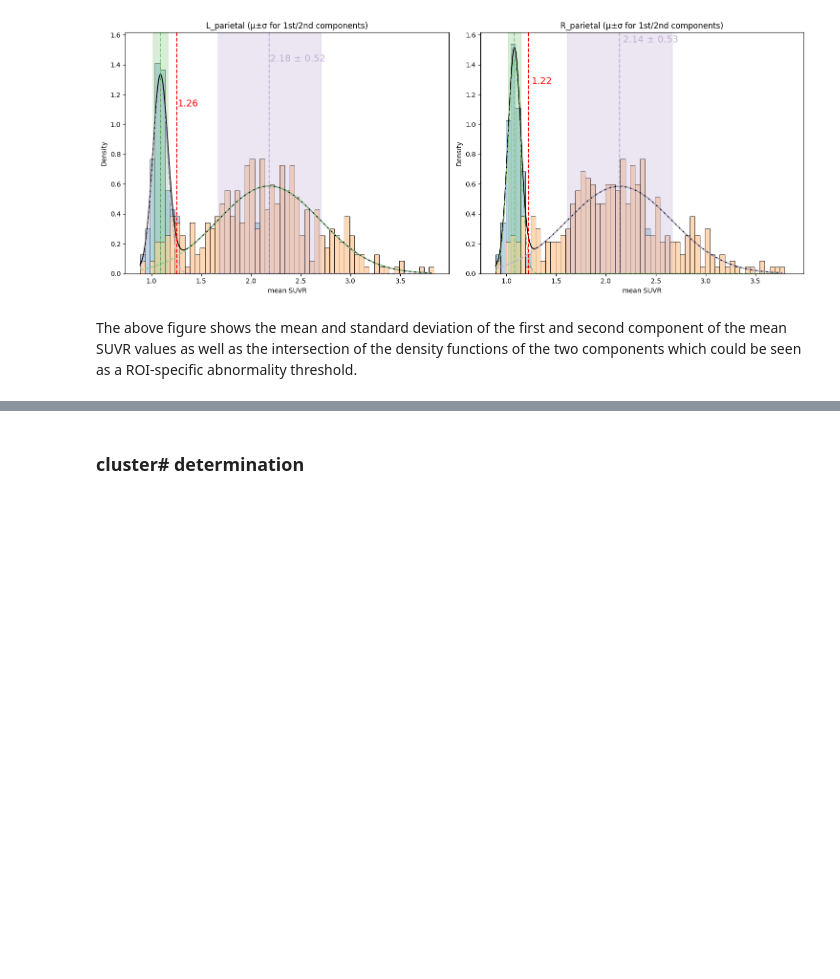
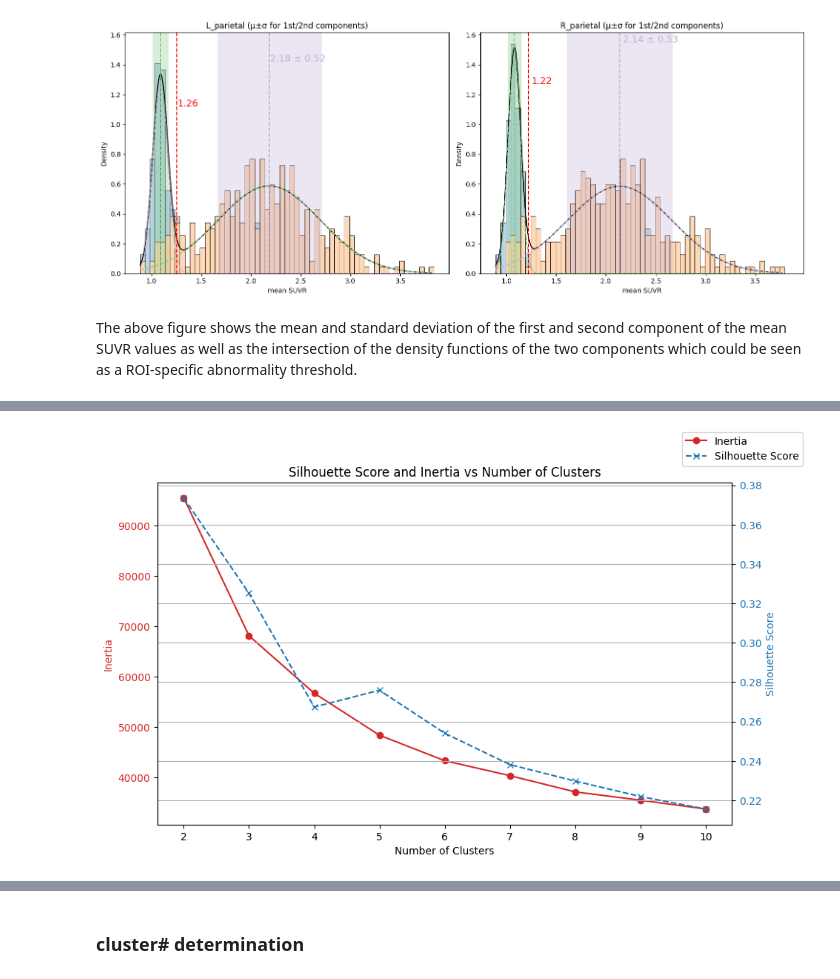
Before and after one commit to marlenelin/clustering, a Jupyter notebook: clustering.ipynb, the cells around one changed output, grey strips where cells are left out. Saved outputs shown, nothing was run; the diff lists cells and outputs as text; code cells hidden in the pictures; blank space fills up the shorter version.

```diff
--- a/clustering.ipynb
+++ b/clustering.ipynb
@@ -464,0 +494,40 @@ In sklearn's implementation, there is: 1. init, which deterimines how is the clu
+# %%
+
+silhouettes = []
+inertias = []
+ks = range(2, 11)
+for n_clusters in ks:
+    # Fit KMeans clustering model
+    km = KMeans(n_clusters=n_clusters, random_state=42, n_init='auto')
+    cluster_labels = km.fit_predict(gmm_eoad)
+
+    # Calculate silhouette score
+    savg = silhouette_score(gmm_eoad, cluster_labels)
+    silhouettes.append(savg)
+
+    # Calculate inertia
+    inertia = km.inertia_
+    inertias.append(inertia)
+# %%
+fig, ax1 = plt.subplots(figsize=(10, 6))
+
+#  inertia left axis
+color = 'tab:red'
+ax1.set_xlabel('Number of Clusters')
+ax1.set_ylabel('Inertia', color=color)
+ax1.plot(ks, inertias, marker='o', linestyle='-', color=color, label='Inertia')
+ax1.tick_params(axis='y', labelcolor=color)
+
+#  silhouette score right axis
+ax2 = ax1.twinx()
+color = 'tab:blue'
+ax2.set_ylabel('Silhouette Score', color=color)
+ax2.plot(ks, silhouettes, marker='x', linestyle='--', color=color, label='Silhouette Score')
+ax2.tick_params(axis='y', labelcolor=color)
+
+fig.legend(loc='upper right')
+plt.title('Silhouette Score and Inertia vs Number of Clusters')
+plt.grid(True)
+plt.show()
+# %% [output]
+[figure, added]
```
Also changed, not shown: parts of 34 cells of this notebook, 1 other file.
